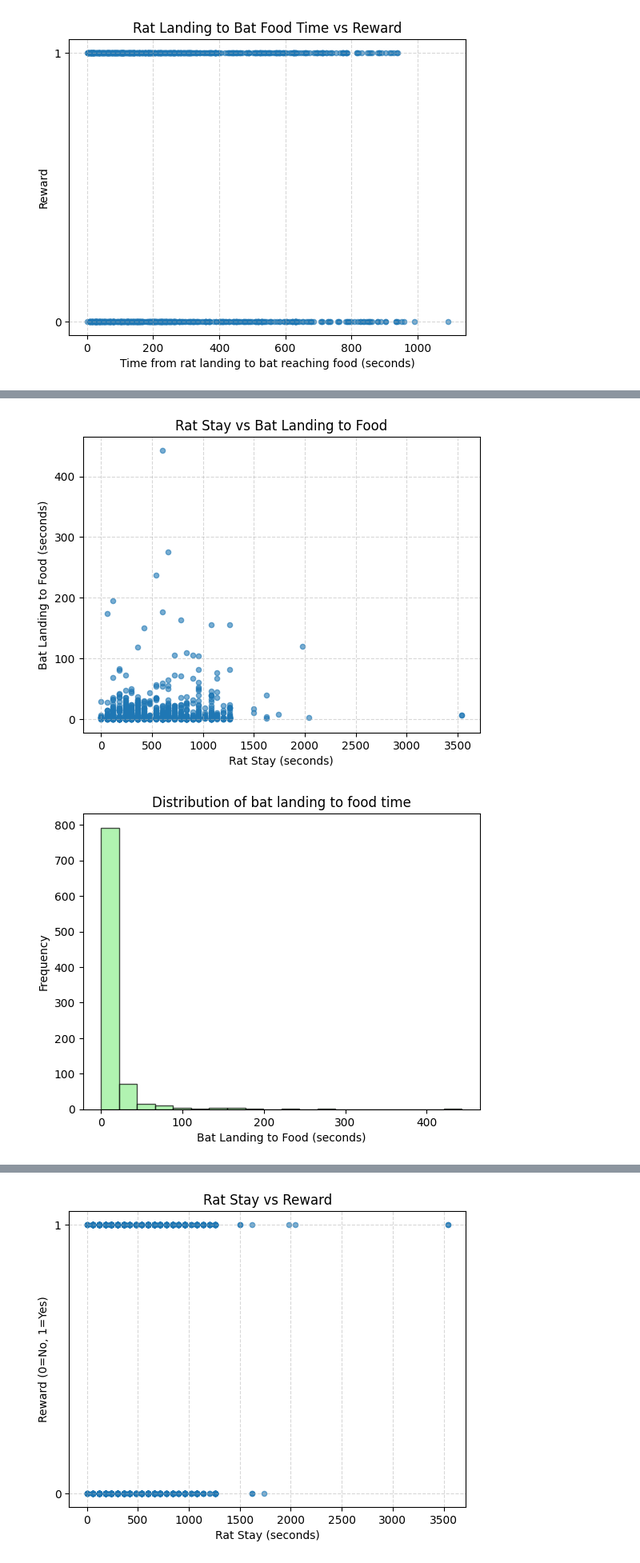
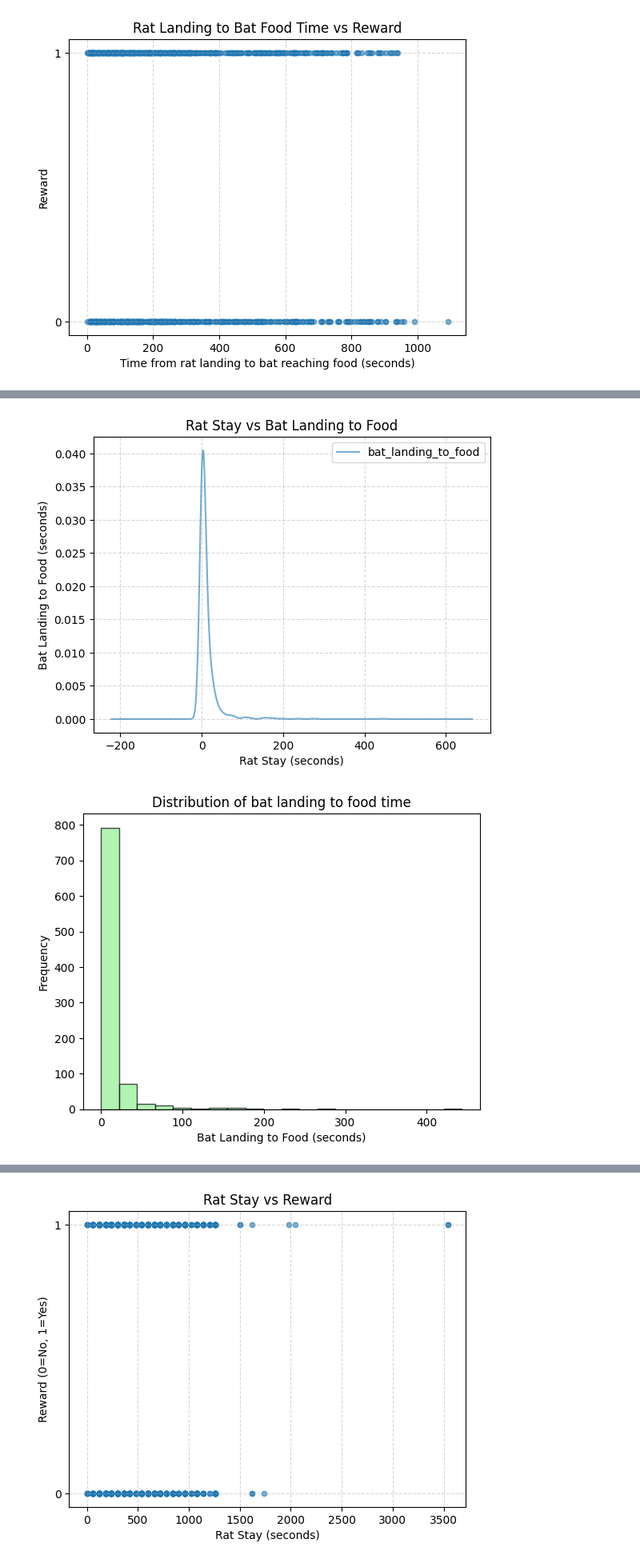
Before and after one commit to Roshan54321/Foundations_of_Data_Science_Assignment_2, a Jupyter notebook: assessment2.ipynb, the cells around one changed output, grey strips where cells are left out. Shown at 80% size. Drawn from its saved outputs; the diff is of its cells as text; code cells hidden in the pictures.

```diff
--- a/assessment2.ipynb
+++ b/assessment2.ipynb
@@ -33,7 +36,7 @@ refined_dataset2["obs_end_time"] = refined_dataset2["obs_start_time"] + pd.to_ti
 refined_dataset2 = refined_dataset2.reset_index().rename(columns={"index": "obs_num"})
 refined_dataset2["obs_num"] += 1
 
-refined_dataset1 = dataset1[["start_time", "rat_period_start", "rat_period_end", "risk", "reward", "seconds_after_rat_arrival", "bat_landing_to_food"]].copy()
+refined_dataset1 = dataset1.copy()
 refined_dataset1["start_time"] = pd.to_datetime(refined_dataset1["start_time"], format="%d/%m/%Y %H:%M")
 refined_dataset1["rat_period_start"] = pd.to_datetime(refined_dataset1["rat_period_start"], format="%d/%m/%Y %H:%M")
 refined_dataset1["rat_period_end"] = pd.to_datetime(refined_dataset1["rat_period_end"], format="%d/%m/%Y %H:%M")
@@ -108,39 +136,39 @@ combined_dataset.head()
 # %%
 # Compare how the bat landing to food time with the rat stay duration
-refined_dataset1.plot.scatter(
+refined_dataset1.plot.kde(
     x="rat_stay",
     y="bat_landing_to_food",
     alpha=0.6,
     title="Rat Stay vs Bat Landing to Food"
 )
 plt.xlabel("Rat Stay (seconds)")
 plt.ylabel("Bat Landing to Food (seconds)")
 plt.grid(True, linestyle="--", alpha=0.5)
 plt.show()
 
 refined_dataset1["bat_landing_to_food"].plot(
     kind="hist",
     bins=20,
     color="lightgreen",
     edgecolor="black",
     alpha=0.7,
     title="Distribution of bat landing to food time"
 )
 plt.xlabel("Bat Landing to Food (seconds)")
 plt.show()
 
 refined_dataset1["rat_stay"].plot(
     kind="hist",
     bins=20,
     color="lightgreen",
     edgecolor="black",
     alpha=0.7,
     title="Distribution of rat stay time"
 )
 plt.xlabel("Bat Landing to Food (seconds)")
 plt.show()
 # %% [output]
-[figure, old version]
+[figure, new version]
 [figure]
 [figure]
 # %%
```
Also changed, not shown: parts of 12 cells of this notebook.
